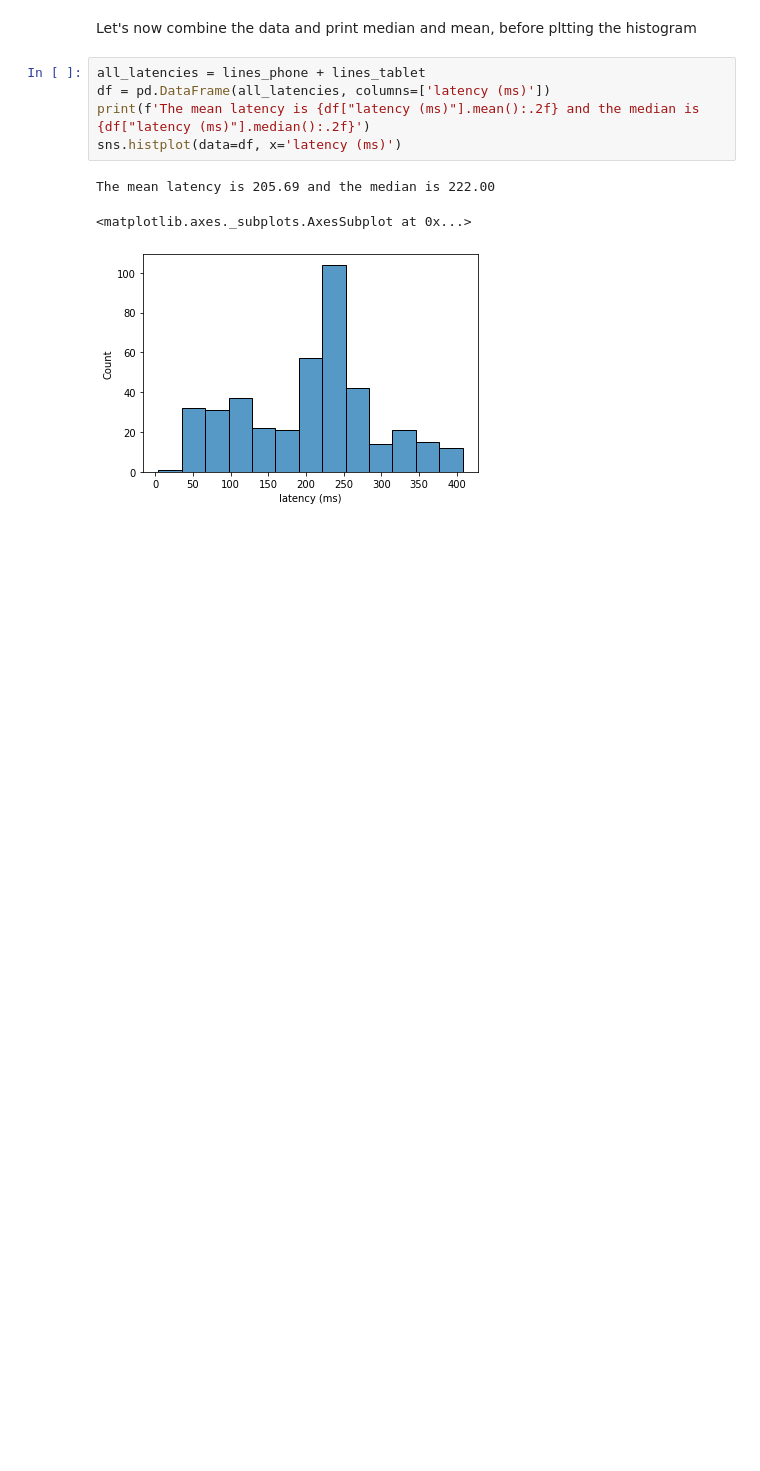
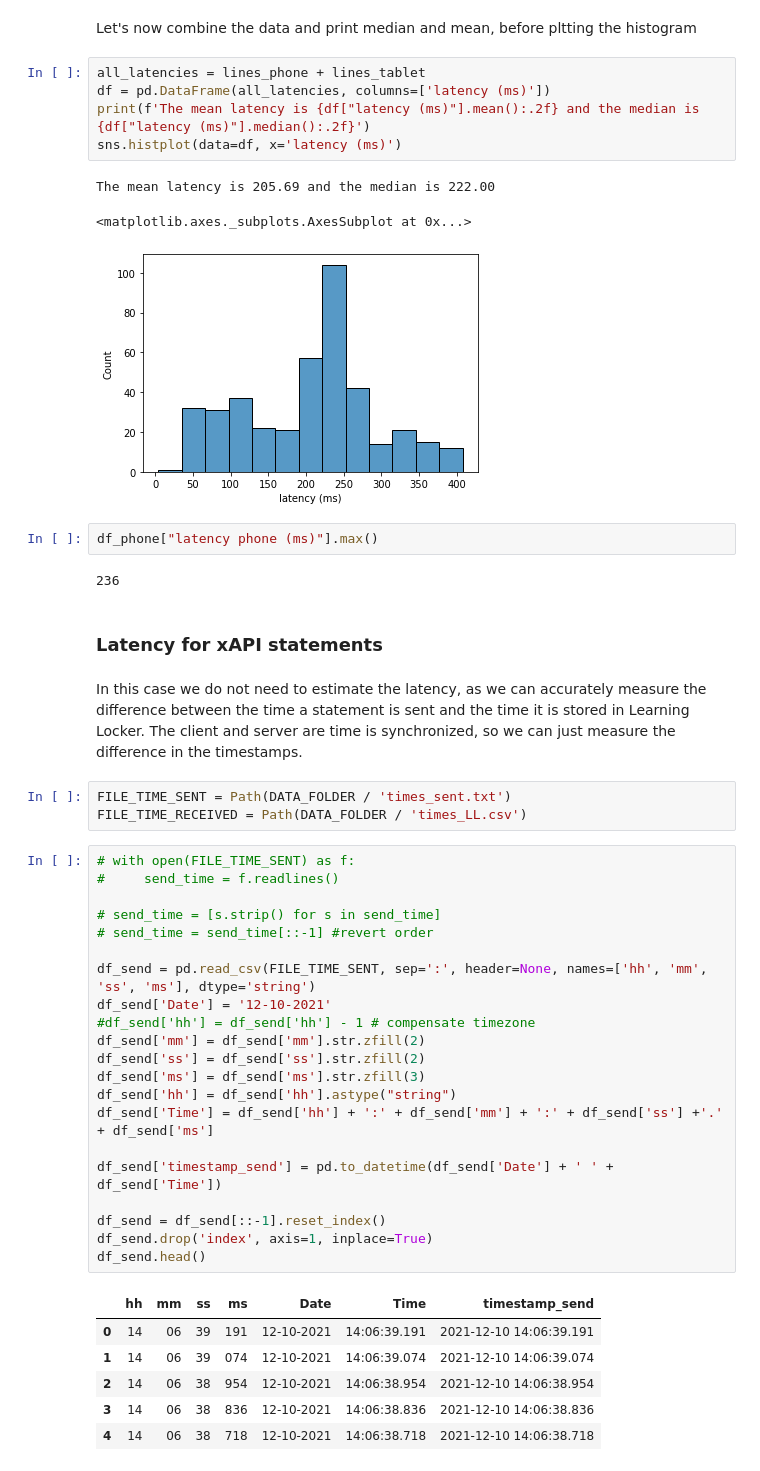
Before and after one commit to Stocastico/ARchitecture_paper, a Jupyter notebook: latency_messages_app.ipynb, the cells around one changed output. Drawn from its saved outputs; the diff is of its cells as text; blank space fills up the shorter version.

Commit message:
compute latency for xapi statements sending

```diff
--- a/latency_messages_app.ipynb
+++ b/latency_messages_app.ipynb
@@ -89,3 +90,42 @@ sns.histplot(data=df, x='latency (ms)')
 The mean latency is 205.69 and the median is 222.00
 <matplotlib.axes._subplots.AxesSubplot at 0x...>
 [figure]
+# %%
+df_phone["latency phone (ms)"].max()
+# %% [output]
+236
+# %% [markdown]
+### Latency for xAPI statements
+# %% [markdown]
+In this case we do not need to estimate the latency, as we can accurately measure the difference between the time a statement is sent and the time it is stored in Learning Locker. The client and server are time is synchronized, so we can just measure the difference in the timestamps.
+# %%
+FILE_TIME_SENT = Path(DATA_FOLDER / 'times_sent.txt')
+FILE_TIME_RECEIVED = Path(DATA_FOLDER / 'times_LL.csv')
+# %%
+# with open(FILE_TIME_SENT) as f:
+#     send_time = f.readlines()
+
+# send_time = [s.strip() for s in send_time]
+# send_time = send_time[::-1] #revert order
+
+df_send = pd.read_csv(FILE_TIME_SENT, sep=':', header=None, names=['hh', 'mm', 'ss', 'ms'], dtype='string')
+df_send['Date'] = '12-10-2021'
+#df_send['hh'] = df_send['hh'] - 1 # compensate timezone
+df_send['mm'] = df_send['mm'].str.zfill(2)
+df_send['ss'] = df_send['ss'].str.zfill(2)
+df_send['ms'] = df_send['ms'].str.zfill(3)
+df_send['hh'] = df_send['hh'].astype("string")
+df_send['Time'] = df_send['hh'] + ':' + df_send['mm'] + ':' + df_send['ss'] +'.' + df_send['ms']
+
+df_send['timestamp_send'] = pd.to_datetime(df_send['Date'] + ' ' + df_send['Time'])
+
+df_send = df_send[::-1].reset_index()
+df_send.drop('index', axis=1, inplace=True)
+df_send.head()
+# %% [output]
+|  | hh | mm | ss | ms | Date | Time | timestamp_send |
+| 0 | 14 | 06 | 39 | 191 | 12-10-2021 | 14:06:39.191 | 2021-12-10 14:06:39.191 |
+| 1 | 14 | 06 | 39 | 074 | 12-10-2021 | 14:06:39.074 | 2021-12-10 14:06:39.074 |
+| 2 | 14 | 06 | 38 | 954 | 12-10-2021 | 14:06:38.954 | 2021-12-10 14:06:38.954 |
+| 3 | 14 | 06 | 38 | 836 | 12-10-2021 | 14:06:38.836 | 2021-12-10 14:06:38.836 |
+| 4 | 14 | 06 | 38 | 718 | 12-10-2021 | 14:06:38.718 | 2021-12-10 14:06:38.718 |
```
Also changed, not shown: parts of 13 cells of this notebook, 3 other files.
